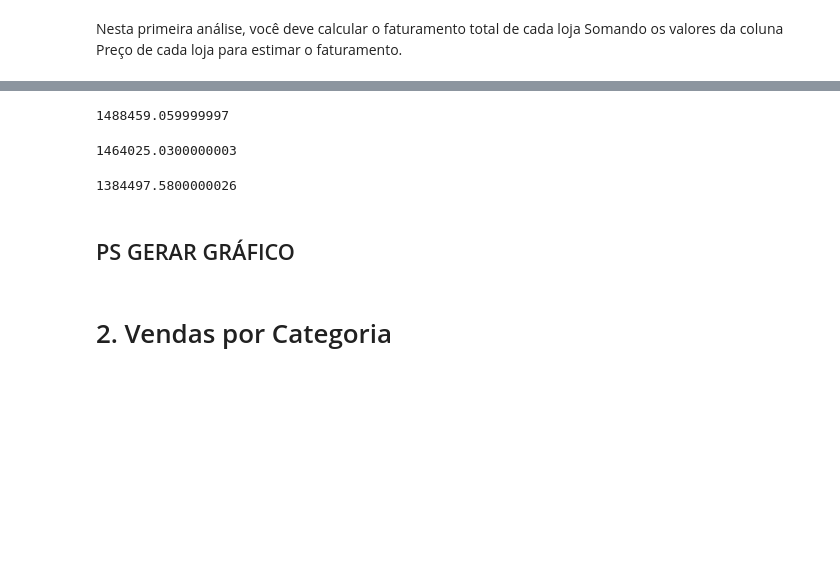
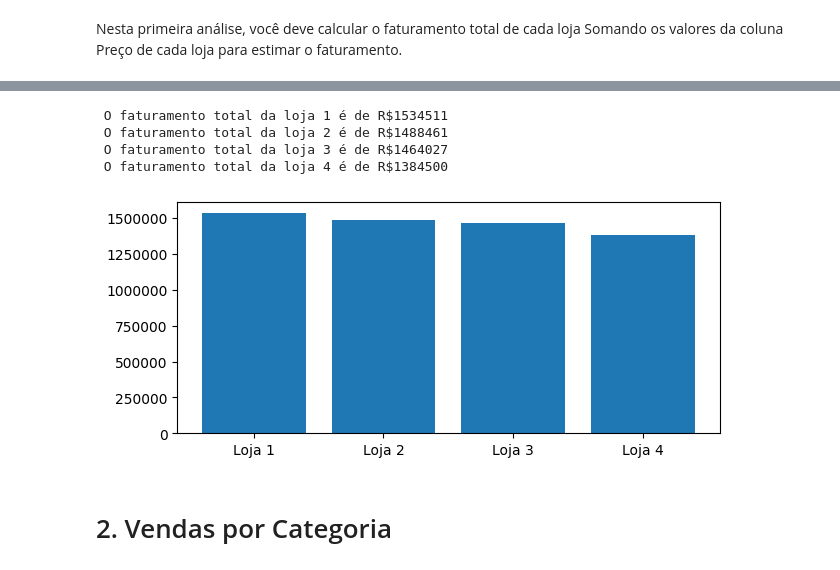
Before and after one commit to paulaferreirao/challenge-alura-store, a Jupyter notebook: AluraStoreBr.ipynb, the cells around one changed output, grey strips where cells are left out. Cells and saved outputs as stored; diff of their text form; code cells hidden in the pictures; blank space fills up the shorter version.

```diff
--- a/AluraStoreBr.ipynb
+++ b/AluraStoreBr.ipynb
@@ -38,29 +46,38 @@ print(f' O faturamento total da loja 1 é de R${faturamento_loja1}')
-# %%
-faturamento_loja2 = 0
-
-for faturamento_loja2 in loja2:
-  faturamento_loja2 = sum(loja2['Preço'])
-faturamento_loja2
-# %% [output]
-1488459.059999997
-# %%
-faturamento_loja3 = 0
-
-for faturamento_loja3 in loja3:
-  faturamento_loja3 = sum(loja3['Preço'])
-faturamento_loja3
-# %% [output]
-1464025.0300000003
-# %%
-faturamento_loja4 = 0
-
-for faturamento_loja4 in loja4:
-  faturamento_loja4 = sum(loja4['Preço'])
-faturamento_loja4
-# %% [output]
-1384497.5800000026
-# %% [markdown]
-## PS GERAR GRÁFICO
+# %%
+for faturamento_loja1 in loja:
+  faturamento_loja1 = round(float(sum(loja['Preço'], 2)))
+print(f' O faturamento total da loja 1 é de R${faturamento_loja1}')
+
+for faturamento_loja2 in loja2:
+  faturamento_loja2 = round(float(sum(loja2['Preço'], 2)))
+print(f' O faturamento total da loja 2 é de R${faturamento_loja2}')
+
+for faturamento_loja3 in loja3:
+  faturamento_loja3 = round(float(sum(loja3['Preço'], 2)))
+print(f' O faturamento total da loja 3 é de R${faturamento_loja3}')
+
+for faturamento_loja4 in loja4:
+  faturamento_loja4 = round(float(sum(loja4['Preço'], 2)))
+print(f' O faturamento total da loja 4 é de R${faturamento_loja4}')
+# %% [output]
+ O faturamento total da loja 1 é de R$1534511
+ O faturamento total da loja 2 é de R$1488461
+ O faturamento total da loja 3 é de R$1464027
+ O faturamento total da loja 4 é de R$1384500
+# %%
+import matplotlib.pyplot as plt
+
+nomes_lojas = ['Loja 1', 'Loja 2', 'Loja 3', 'Loja 4']
+faturamento_total = [faturamento_loja1, faturamento_loja2, faturamento_loja3, faturamento_loja4]
+
+plt.subplots(figsize=(7, 3))
+plt.ticklabel_format(style='plain', axis='y')
+ax.set(ylim=[1000000, 16000000], xlabel='Lojas', ylabel='Faturamento em R$', title = 'Faturamento das lojas')
+
+plt.bar(nomes_lojas, faturamento_total)
+plt.show()
+# %% [output]
+[figure, added]
 # %% [markdown]
 # 2. Vendas por Categoria
 # %% [markdown]
```
Also changed, not shown: parts of 16 cells of this notebook.
